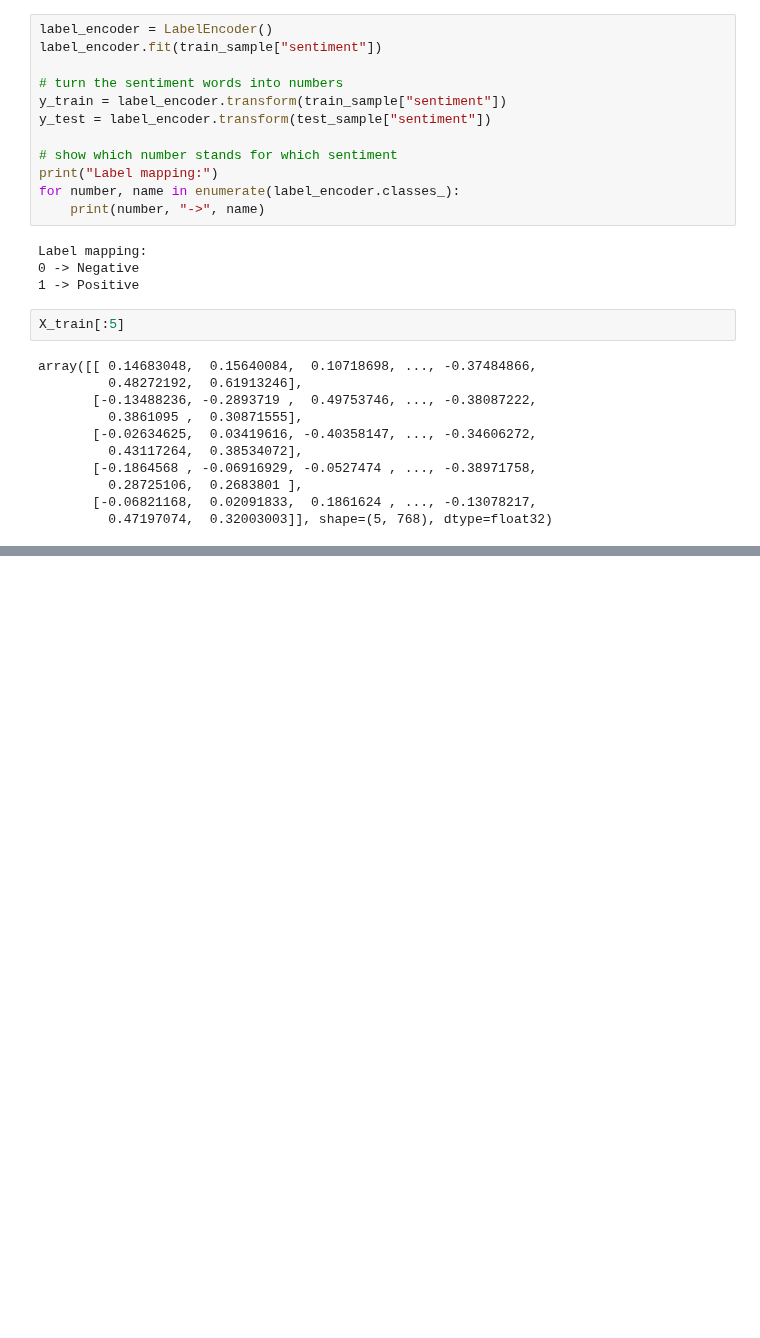
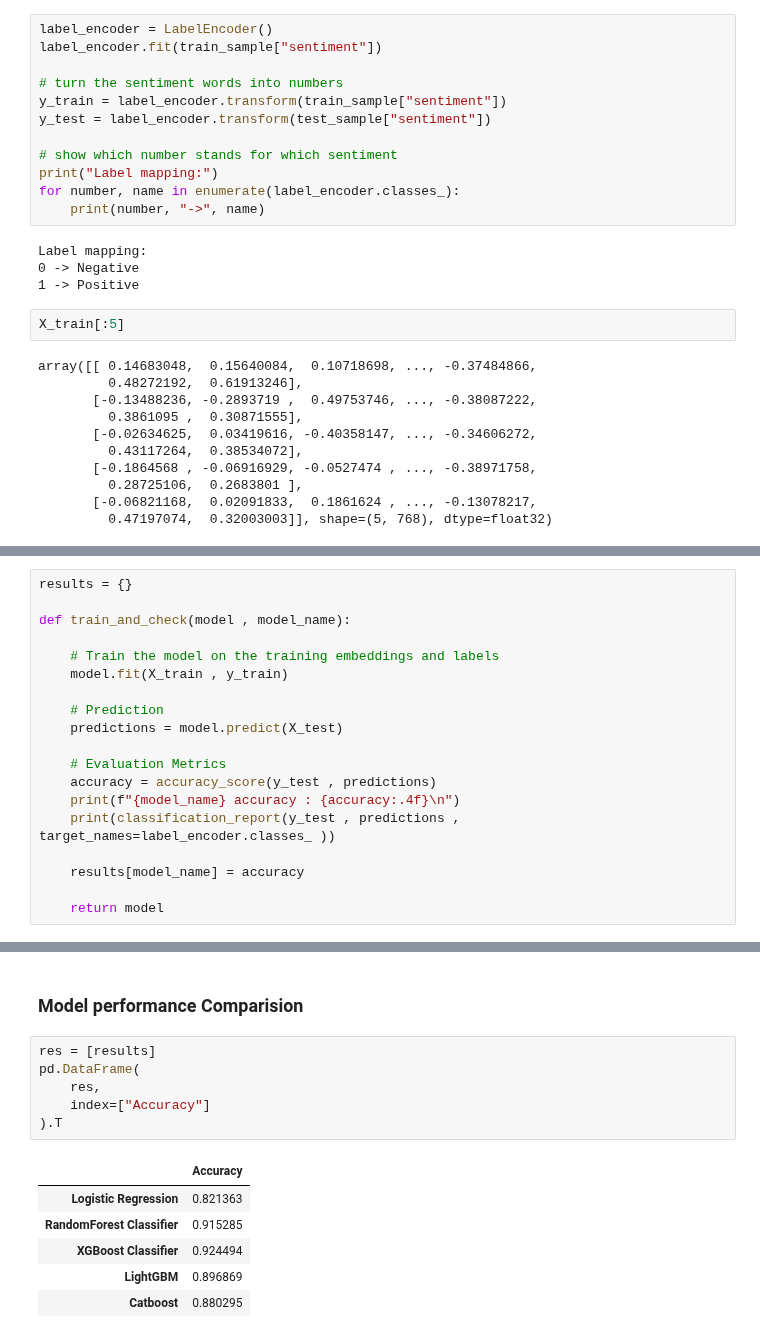
Before and after one commit to Itz-Me-Sumit/Data-Science, a Jupyter notebook: 7_Machine_Learning/5_Ensemble_Learning/Twitter_Sentiment_Analysis.ipynb, the cells around one changed output, grey strips where cells are left out. Drawn from its saved outputs; the diff is of its cells as text; blank space fills up the shorter version.

```diff
--- a/7_Machine_Learning/5_Ensemble_Learning/Twitter_Sentiment_Analysis.ipynb
+++ b/7_Machine_Learning/5_Ensemble_Learning/Twitter_Sentiment_Analysis.ipynb
@@ -291,0 +266,19 @@ array([[ 0.14683048,  0.15640084,  0.10718698, ..., -0.37484866,
+# %%
+results = {}
+
+def train_and_check(model , model_name):
+
+    # Train the model on the training embeddings and labels
+    model.fit(X_train , y_train)
+
+    # Prediction
+    predictions = model.predict(X_test)
+
+    # Evaluation Metrics
+    accuracy = accuracy_score(y_test , predictions)
+    print(f"{model_name} accuracy : {accuracy:.4f}\n")
+    print(classification_report(y_test , predictions , target_names=label_encoder.classes_ ))
+
+    results[model_name] = accuracy
+
+    return model
@@ -291,0 +400,15 @@ array([[ 0.14683048,  0.15640084,  0.10718698, ..., -0.37484866,
+# %% [markdown]
+### Model performance Comparision
+# %%
+res = [results]
+pd.DataFrame(
+    res,
+    index=["Accuracy"]
+).T
+# %% [output]
+|  | Accuracy |
+| Logistic Regression | 0.821363 |
+| RandomForest Classifier | 0.915285 |
+| XGBoost Classifier | 0.924494 |
+| LightGBM | 0.896869 |
+| Catboost | 0.880295 |
```
Also changed, not shown: parts of 16 cells of this notebook, 4 other files.
